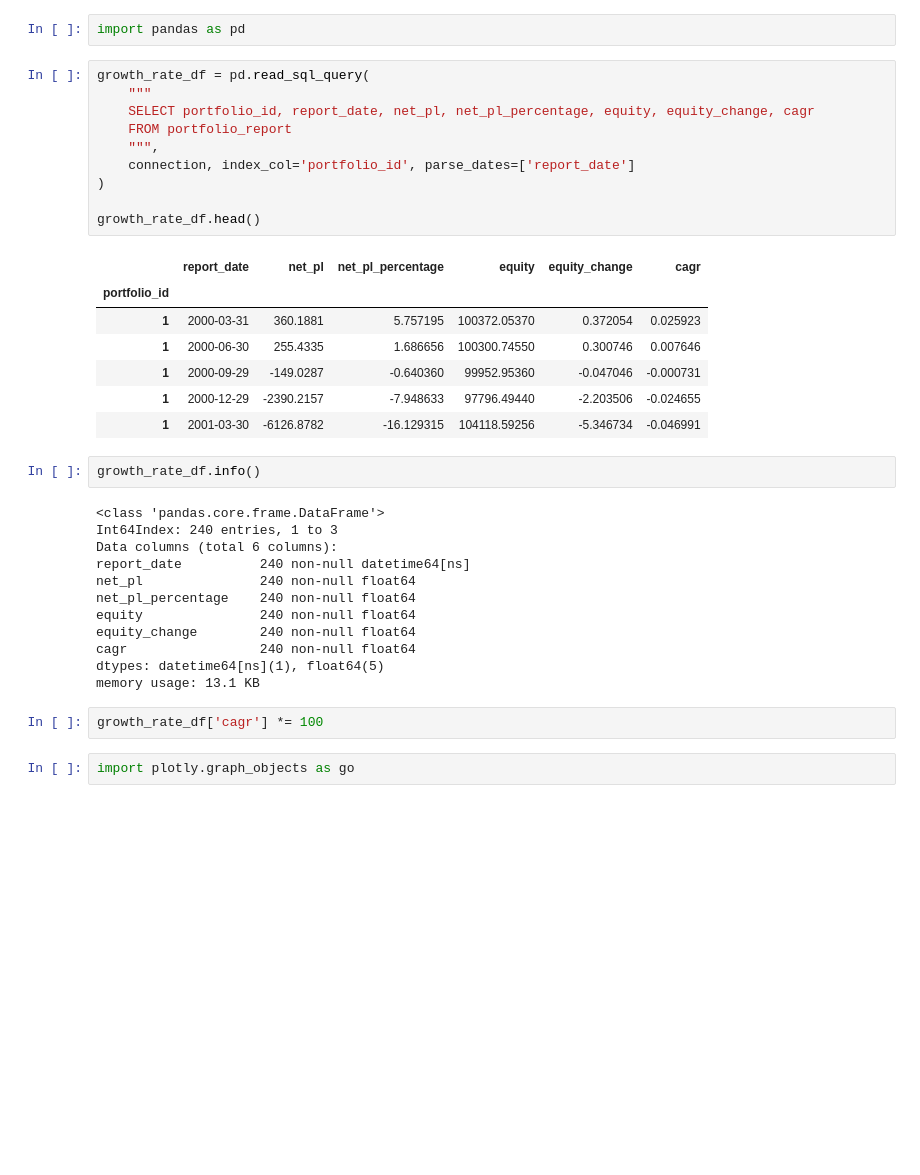
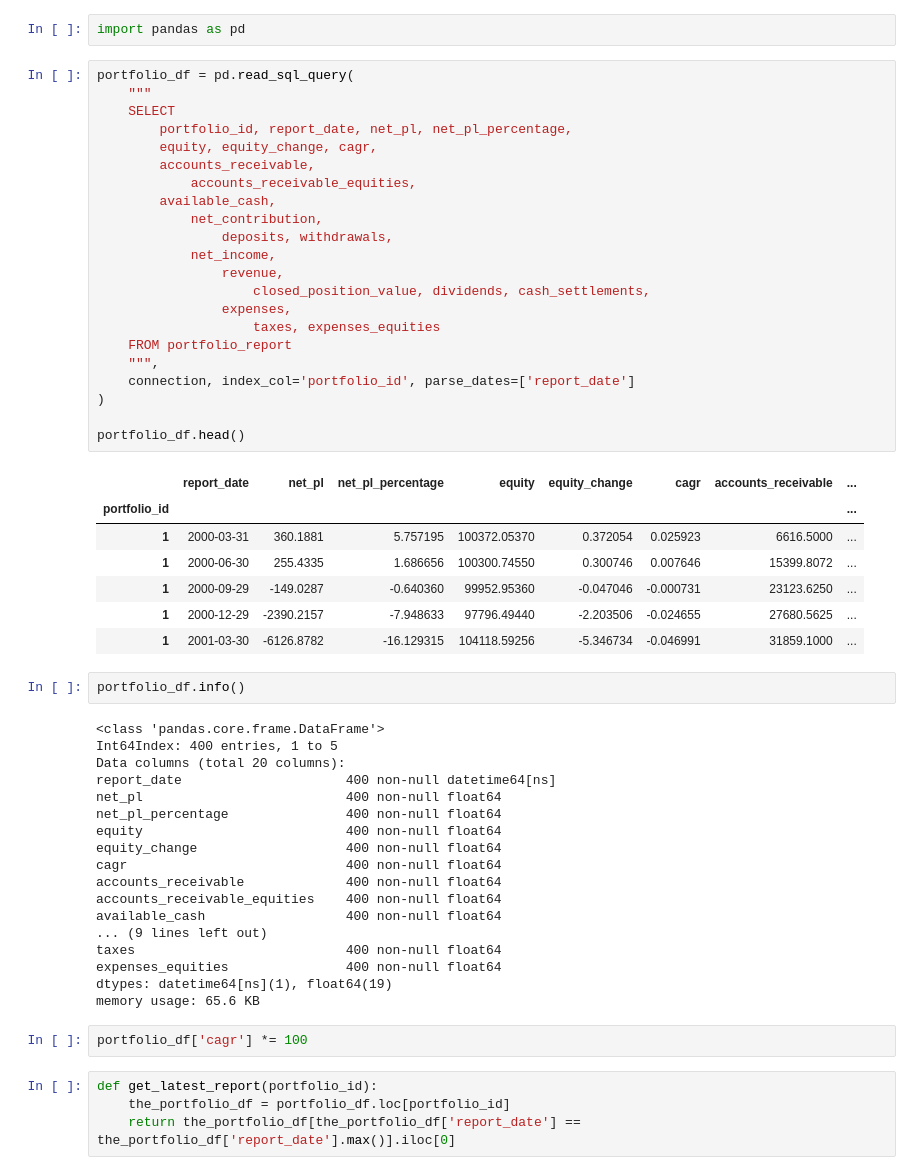
Before and after one commit to AnthonyDickson/AlgoTrader, a Jupyter notebook: notebooks/portfolio_performance_viz.ipynb, the cells around one changed output. Cells and saved outputs as stored; diff of their text form; blank space fills up the shorter version.

```diff
--- a/notebooks/portfolio_performance_viz.ipynb
+++ b/notebooks/portfolio_performance_viz.ipynb
@@ -42,38 +48,58 @@ for row in connection.execute("SELECT id, owner_name FROM portfolio;"):
 # %%
 import pandas as pd
 # %%
-growth_rate_df = pd.read_sql_query(
+portfolio_df = pd.read_sql_query(
     """
-    SELECT portfolio_id, report_date, net_pl, net_pl_percentage, equity, equity_change, cagr
+    SELECT
+        portfolio_id, report_date, net_pl, net_pl_percentage,
+        equity, equity_change, cagr,
+        accounts_receivable,
+            accounts_receivable_equities,
+        available_cash,
+            net_contribution,
+                deposits, withdrawals,
+            net_income,
+                revenue,
+                    closed_position_value, dividends, cash_settlements,
+                expenses,
+                    taxes, expenses_equities
     FROM portfolio_report
     """,
     connection, index_col='portfolio_id', parse_dates=['report_date']
 )
 
-growth_rate_df.head()
+portfolio_df.head()
 # %% [output]
-|  | report_date | net_pl | net_pl_percentage | equity | equity_change | cagr |
-| portfolio_id |  |  |  |  |  |  |
-| 1 | 2000-03-31 | 360.1881 | 5.757195 | 100372.05370 | 0.372054 | 0.025923 |
-| 1 | 2000-06-30 | 255.4335 | 1.686656 | 100300.74550 | 0.300746 | 0.007646 |
-| 1 | 2000-09-29 | -149.0287 | -0.640360 | 99952.95360 | -0.047046 | -0.000731 |
-| 1 | 2000-12-29 | -2390.2157 | -7.948633 | 97796.49440 | -2.203506 | -0.024655 |
-| 1 | 2001-03-30 | -6126.8782 | -16.129315 | 104118.59256 | -5.346734 | -0.046991 |
+|  | report_date | net_pl | net_pl_percentage | equity | equity_change | cagr | accounts_receivable | ... |
+| portfolio_id |  |  |  |  |  |  |  | ... |
+| 1 | 2000-03-31 | 360.1881 | 5.757195 | 100372.05370 | 0.372054 | 0.025923 | 6616.5000 | ... |
+| 1 | 2000-06-30 | 255.4335 | 1.686656 | 100300.74550 | 0.300746 | 0.007646 | 15399.8072 | ... |
+| 1 | 2000-09-29 | -149.0287 | -0.640360 | 99952.95360 | -0.047046 | -0.000731 | 23123.6250 | ... |
+| 1 | 2000-12-29 | -2390.2157 | -7.948633 | 97796.49440 | -2.203506 | -0.024655 | 27680.5625 | ... |
+| 1 | 2001-03-30 | -6126.8782 | -16.129315 | 104118.59256 | -5.346734 | -0.046991 | 31859.1000 | ... |
 # %%
-growth_rate_df.info()
+portfolio_df.info()
 # %% [output]
 <class 'pandas.core.frame.DataFrame'>
-Int64Index: 240 entries, 1 to 3
-Data columns (total 6 columns):
-report_date          240 non-null datetime64[ns]
-net_pl               240 non-null float64
-net_pl_percentage    240 non-null float64
-equity               240 non-null float64
-equity_change        240 non-null float64
-cagr                 240 non-null float64
-dtypes: datetime64[ns](1), float64(5)
-memory usage: 13.1 KB
+Int64Index: 400 entries, 1 to 5
+Data columns (total 20 columns):
+report_date                     400 non-null datetime64[ns]
+net_pl                          400 non-null float64
+net_pl_percentage               400 non-null float64
+equity                          400 non-null float64
+equity_change                   400 non-null float64
+cagr                            400 non-null float64
+accounts_receivable             400 non-null float64
+accounts_receivable_equities    400 non-null float64
+available_cash                  400 non-null float64
+... (9 lines left out)
+taxes                           400 non-null float64
+expenses_equities               400 non-null float64
+dtypes: datetime64[ns](1), float64(19)
+memory usage: 65.6 KB
 # %%
-growth_rate_df['cagr'] *= 100
+portfolio_df['cagr'] *= 100
-# %%
-import plotly.graph_objects as go
+# %%
+def get_latest_report(portfolio_id):
+    the_portfolio_df = portfolio_df.loc[portfolio_id]
+    return the_portfolio_df[the_portfolio_df['report_date'] == the_portfolio_df['report_date'].max()].iloc[0]
```
Also changed, not shown: parts of 10 cells of this notebook, 23 other files.
